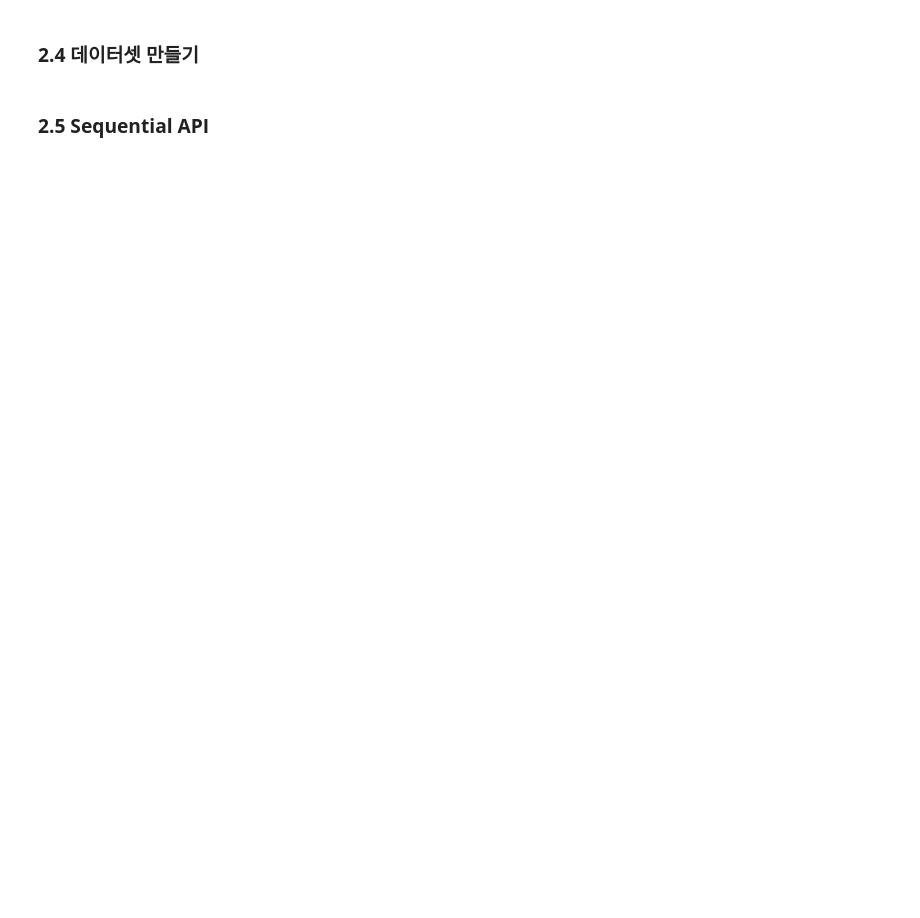
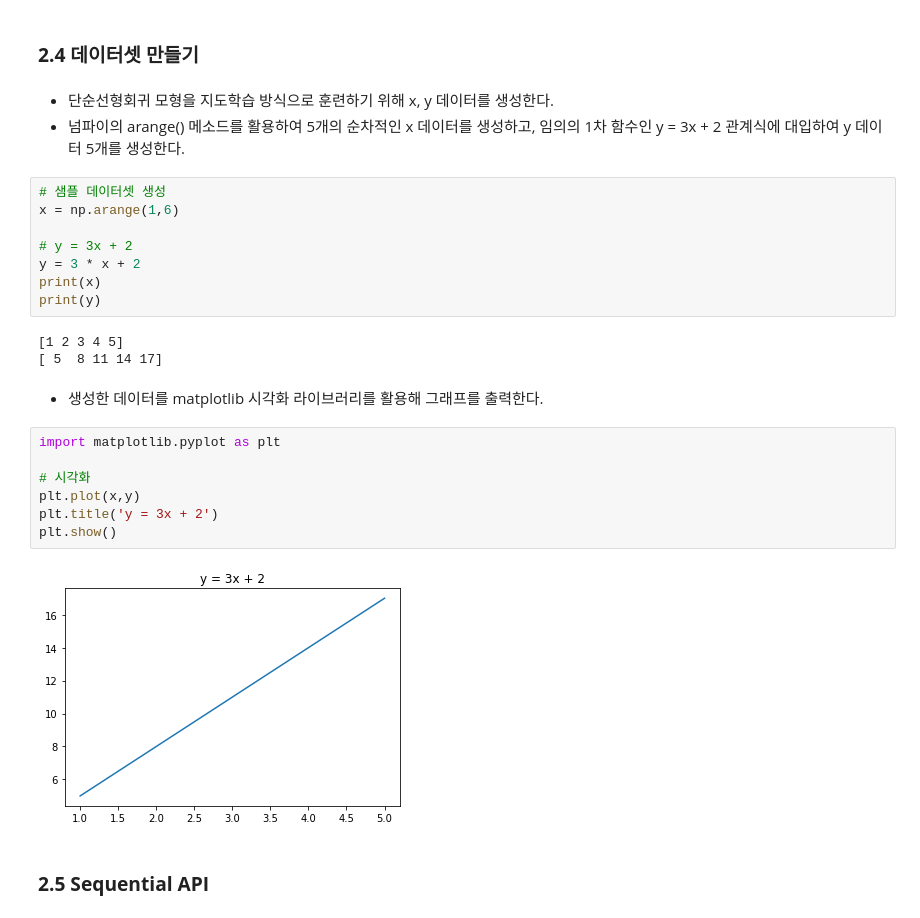
Before and after one commit to wldopie/ESAA, a Jupyter notebook: HW_221125.ipynb, the cells around one changed output. Saved outputs shown, nothing was run; the diff lists cells and outputs as text; blank space fills up the shorter version.

```diff
--- a/HW_221125.ipynb
+++ b/HW_221125.ipynb
@@ -97,4 +253,29 @@ tf.keras.losses.binary_crossentropy
 # %% [markdown]
 ### **2.4 데이터셋 만들기**
+# %% [markdown]
+  - 단순선형회귀 모형을 지도학습 방식으로 훈련하기 위해 x, y 데이터를 생성한다.
+  - 넘파이의 arange() 메소드를 활용하여 5개의 순차적인 x 데이터를 생성하고, 임의의 1차 함수인 y = 3x + 2 관계식에 대입하여 y 데이터 5개를 생성한다.
+# %%
+# 샘플 데이터셋 생성
+x = np.arange(1,6)
+
+# y = 3x + 2
+y = 3 * x + 2
+print(x)
+print(y)
+# %% [output]
+[1 2 3 4 5]
+[ 5  8 11 14 17]
+# %% [markdown]
+  - 생성한 데이터를 matplotlib 시각화 라이브러리를 활용해 그래프를 출력한다.
+# %%
+import matplotlib.pyplot as plt
+
+# 시각화
+plt.plot(x,y)
+plt.title('y = 3x + 2')
+plt.show()
+# %% [output]
+[figure, added]
 # %% [markdown]
 ### **2.5 Sequential API**
```
Also changed, not shown: parts of 122 cells of this notebook.
